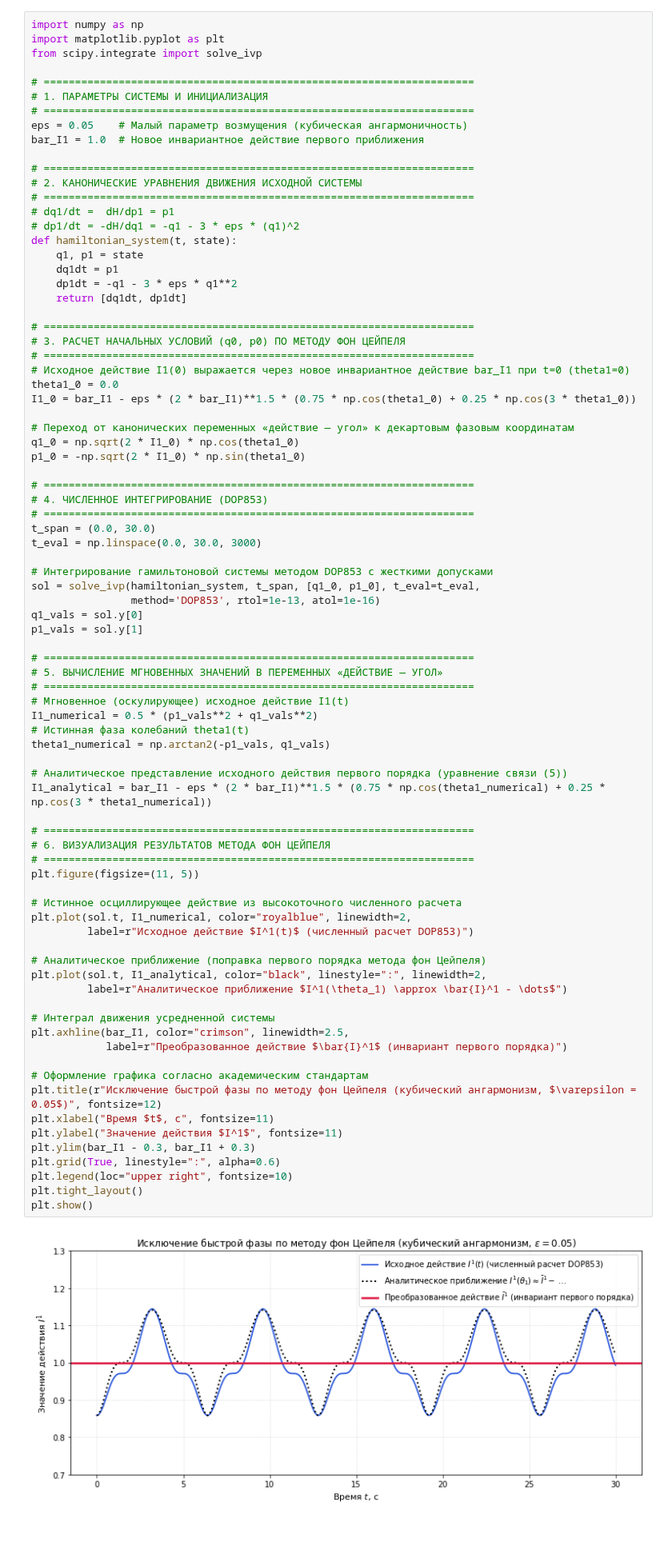
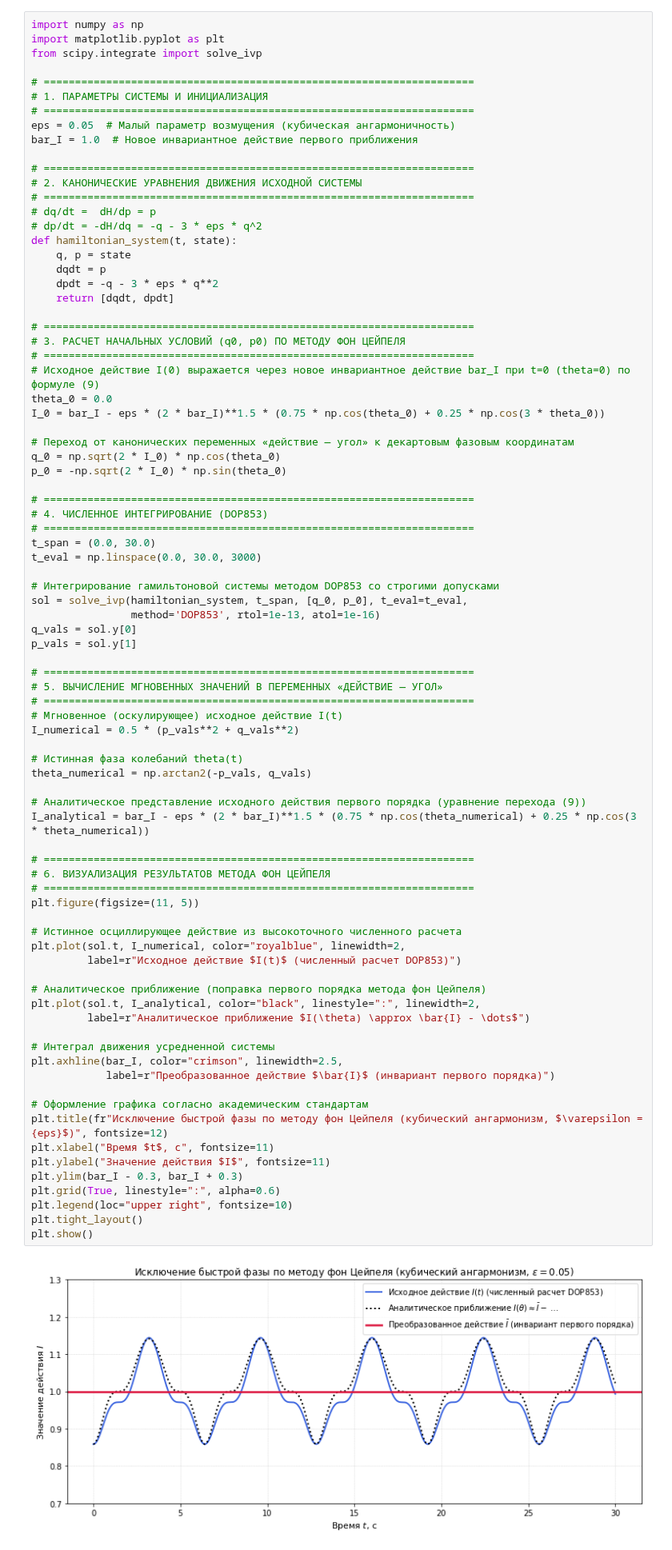
Before and after one commit to DPritykin/nonlinear-dynamics, a Jupyter notebook: Asymtotic Methods in Astrodynamics/B.5 Метод фон Цейпеля.ipynb, the cells around one changed output. Shown at 80% size. Drawn from its saved outputs; the diff is of its cells as text.

```diff
--- a/Asymtotic Methods in Astrodynamics/B.5 Метод фон Цейпеля.ipynb
+++ b/Asymtotic Methods in Astrodynamics/B.5 Метод фон Цейпеля.ipynb
@@ -171,80 +154,81 @@ from scipy.integrate import solve_ivp
 # =====================================================================
 # 1. ПАРАМЕТРЫ СИСТЕМЫ И ИНИЦИАЛИЗАЦИЯ
 # =====================================================================
-eps = 0.05    # Малый параметр возмущения (кубическая ангармоничность)
-bar_I1 = 1.0  # Новое инвариантное действие первого приближения
+eps = 0.05  # Малый параметр возмущения (кубическая ангармоничность)
+bar_I = 1.0  # Новое инвариантное действие первого приближения
 
 # =====================================================================
 # 2. КАНОНИЧЕСКИЕ УРАВНЕНИЯ ДВИЖЕНИЯ ИСХОДНОЙ СИСТЕМЫ
 # =====================================================================
-# dq1/dt =  dH/dp1 = p1
-# dp1/dt = -dH/dq1 = -q1 - 3 * eps * (q1)^2
+# dq/dt =  dH/dp = p
+# dp/dt = -dH/dq = -q - 3 * eps * q^2
 def hamiltonian_system(t, state):
-    q1, p1 = state
-    dq1dt = p1
-    dp1dt = -q1 - 3 * eps * q1**2
-    return [dq1dt, dp1dt]
+    q, p = state
+    dqdt = p
+    dpdt = -q - 3 * eps * q**2
+    return [dqdt, dpdt]
 
 # =====================================================================
 # 3. РАСЧЕТ НАЧАЛЬНЫХ УСЛОВИЙ (q0, p0) ПО МЕТОДУ ФОН ЦЕЙПЕЛЯ
 # =====================================================================
-# Исходное действие I1(0) выражается через новое инвариантное действие bar_I1 при t=0 (theta1=0)
-theta1_0 = 0.0
-I1_0 = bar_I1 - eps * (2 * bar_I1)**1.5 * (0.75 * np.cos(theta1_0) + 0.25 * np.cos(3 * theta1_0))
+# Исходное действие I(0) выражается через новое инвариантное действие bar_I при t=0 (theta=0) по формуле (9)
+theta_0 = 0.0
+I_0 = bar_I - eps * (2 * bar_I)**1.5 * (0.75 * np.cos(theta_0) + 0.25 * np.cos(3 * theta_0))
 
 # Переход от канонических переменных «действие — угол» к декартовым фазовым координатам
-q1_0 = np.sqrt(2 * I1_0) * np.cos(theta1_0)
-p1_0 = -np.sqrt(2 * I1_0) * np.sin(theta1_0)
+q_0 = np.sqrt(2 * I_0) * np.cos(theta_0)
+p_0 = -np.sqrt(2 * I_0) * np.sin(theta_0)
 
 # =====================================================================
 # 4. ЧИСЛЕННОЕ ИНТЕГРИРОВАНИЕ (DOP853)
 # =====================================================================
 t_span = (0.0, 30.0)
 t_eval = np.linspace(0.0, 30.0, 3000)
 
-# Интегрирование гамильтоновой системы методом DOP853 с жесткими допусками
-sol = solve_ivp(hamiltonian_system, t_span, [q1_0, p1_0], t_eval=t_eval,
+# Интегрирование гамильтоновой системы методом DOP853 со строгими допусками
+sol = solve_ivp(hamiltonian_system, t_span, [q_0, p_0], t_eval=t_eval,
                 method='DOP853', rtol=1e-13, atol=1e-16)
-q1_vals = sol.y[0]
-p1_vals = sol.y[1]
+q_vals = sol.y[0]
+p_vals = sol.y[1]
 
 # =====================================================================
 # 5. ВЫЧИСЛЕНИЕ МГНОВЕННЫХ ЗНАЧЕНИЙ В ПЕРЕМЕННЫХ «ДЕЙСТВИЕ — УГОЛ»
 # =====================================================================
-# Мгновенное (оскулирующее) исходное действие I1(t)
-I1_numerical = 0.5 * (p1_vals**2 + q1_vals**2)
-# Истинная фаза колебаний theta1(t)
-theta1_numerical = np.arctan2(-p1_vals, q1_vals)
+# Мгновенное (оскулирующее) исходное действие I(t)
+I_numerical = 0.5 * (p_vals**2 + q_vals**2)
 
-# Аналитическое представление исходного действия первого порядка (уравнение связи (5))
-I1_analytical = bar_I1 - eps * (2 * bar_I1)**1.5 * (0.75 * np.cos(theta1_numerical) + 0.25 * np.cos(3 * theta1_numerical))
+# Истинная фаза колебаний theta(t)
+theta_numerical = np.arctan2(-p_vals, q_vals)
+
+# Аналитическое представление исходного действия первого порядка (уравнение перехода (9))
+I_analytical = bar_I - eps * (2 * bar_I)**1.5 * (0.75 * np.cos(theta_numerical) + 0.25 * np.cos(3 * theta_numerical))
 
 # =====================================================================
 # 6. ВИЗУАЛИЗАЦИЯ РЕЗУЛЬТАТОВ МЕТОДА ФОН ЦЕЙПЕЛЯ
 # =====================================================================
 plt.figure(figsize=(11, 5))
 
 # Истинное осциллирующее действие из высокоточного численного расчета
-plt.plot(sol.t, I1_numerical, color="royalblue", linewidth=2,
-         label=r"Исходное действие $I^1(t)$ (численный расчет DOP853)")
+plt.plot(sol.t, I_numerical, color="royalblue", linewidth=2,
+         label=r"Исходное действие $I(t)$ (численный расчет DOP853)")
 
 # Аналитическое приближение (поправка первого порядка метода фон Цейпеля)
-plt.plot(sol.t, I1_analytical, color="black", linestyle=":", linewidth=2,
-         label=r"Аналитическое приближение $I^1(\theta_1) \approx \bar{I}^1 - \dots$")
+plt.plot(sol.t, I_analytical, color="black", linestyle=":", linewidth=2,
+         label=r"Аналитическое приближение $I(\theta) \approx \bar{I} - \dots$")
 
 # Интеграл движения усредненной системы
-plt.axhline(bar_I1, color="crimson", linewidth=2.5,
-            label=r"Преобразованное действие $\bar{I}^1$ (инвариант первого порядка)")
+plt.axhline(bar_I, color="crimson", linewidth=2.5,
+            label=r"Преобразованное действие $\bar{I}$ (инвариант первого порядка)")
 
 # Оформление графика согласно академическим стандартам
-plt.title(r"Исключение быстрой фазы по методу фон Цейпеля (кубический ангармонизм, $\varepsilon = 0.05$)", fontsize=12)
+plt.title(fr"Исключение быстрой фазы по методу фон Цейпеля (кубический ангармонизм, $\varepsilon = {eps}$)", fontsize=12)
 plt.xlabel("Время $t$, с", fontsize=11)
-plt.ylabel("Значение действия $I^1$", fontsize=11)
-plt.ylim(bar_I1 - 0.3, bar_I1 + 0.3)
+plt.ylabel("Значение действия $I$", fontsize=11)
+plt.ylim(bar_I - 0.3, bar_I + 0.3)
 plt.grid(True, linestyle=":", alpha=0.6)
 plt.legend(loc="upper right", fontsize=10)
 plt.tight_layout()
 plt.show()
 # %% [output]
-[figure, old version]
+[figure, new version]
 # %% [markdown]
```
Also changed, not shown: parts of 46 cells of this notebook.
